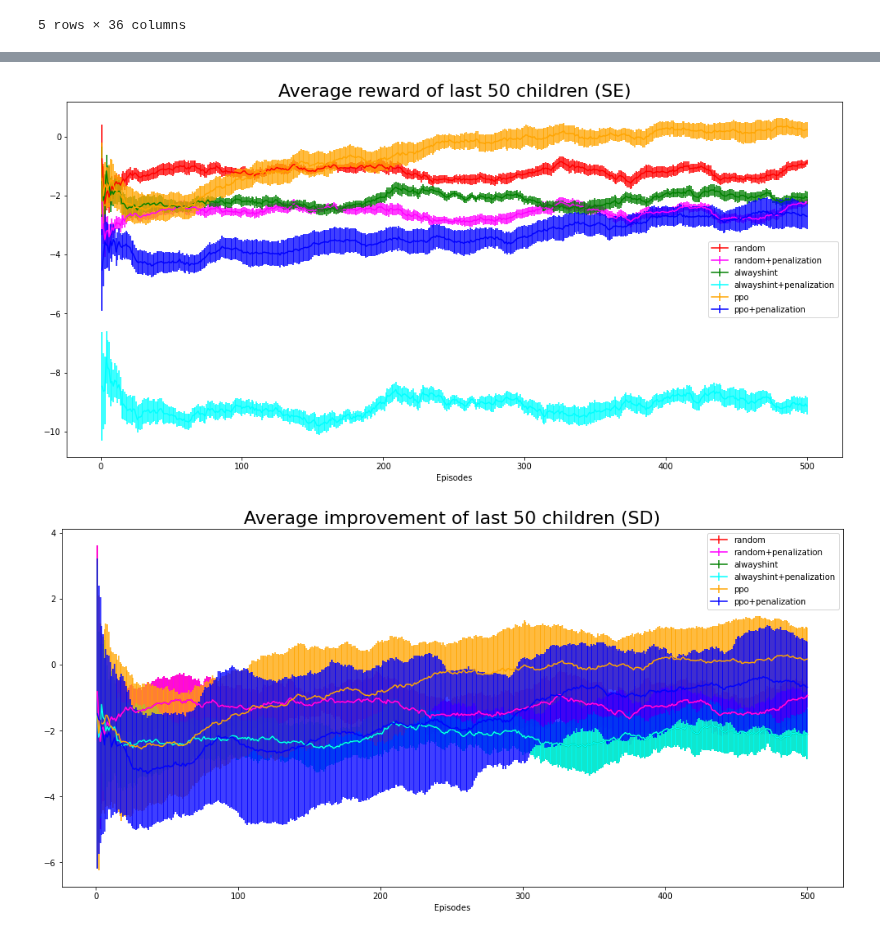
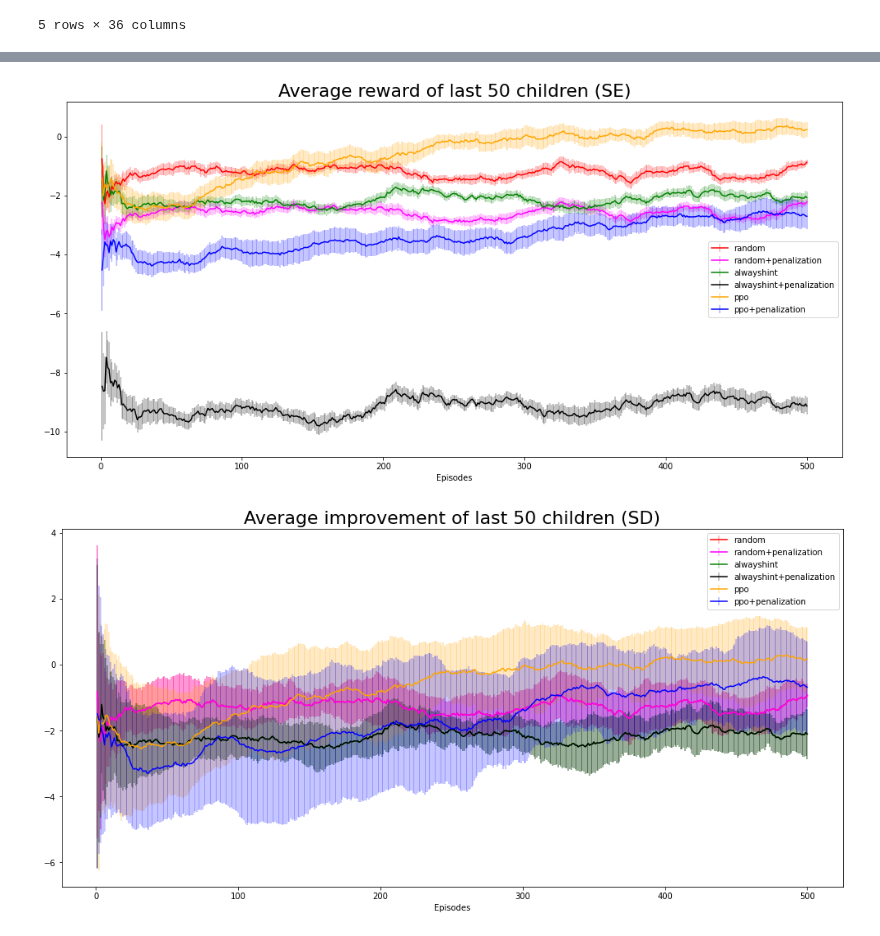
Before and after one commit to sruan2/gym-SmartPrimer, a Jupyter notebook: plot_errorbar.ipynb, the cells around one changed output, grey strips where cells are left out. Drawn from its saved outputs; the diff is of its cells as text; code cells hidden in the pictures.

```diff
--- a/plot_errorbar.ipynb
+++ b/plot_errorbar.ipynb
@@ -236,32 +244,47 @@ plt.show()
 # %%
+
+
+
 fig=plt.figure(figsize=(17,8))
 x = list(range(1,501))
-plt.errorbar(x,baseline_per_mean, yerr =baseline_per_se ,label='random',color ='red')
-plt.errorbar(x,baseline_per_pen_mean, yerr =baseline_per_pen_se ,label='random+penalization',color ='magenta')
-plt.errorbar(x,alwayshint_per_mean, yerr =alwayshint_per_se ,label='alwayshint',color ='green')
-plt.errorbar(x,alwayshint_per_pen_mean, yerr =alwayshint_per_pen_se ,label='alwayshint+penalization',color ='cyan')
-plt.errorbar(x,ppo_per_mean, yerr =ppo_per_se ,label='ppo',color ='orange')
-plt.errorbar(x,ppo_per_pen_mean, yerr =ppo_per_pen_se ,label='ppo+penalization',color ='blue')
+markers, caps, bars = plt.errorbar(x,baseline_per_mean, yerr =baseline_per_se ,label='random',color ='red')
+[bar.set_alpha(0.3) for bar in bars]
+markers, caps, bars = plt.errorbar(x,baseline_per_pen_mean, yerr =baseline_per_pen_se ,label='random+penalization',color ='magenta')
+[bar.set_alpha(0.3) for bar in bars]
+markers, caps, bars = plt.errorbar(x,alwayshint_per_mean, yerr =alwayshint_per_se ,label='alwayshint',color ='green')
+[bar.set_alpha(0.3) for bar in bars]
+markers, caps, bars = plt.errorbar(x,alwayshint_per_pen_mean, yerr =alwayshint_per_pen_se ,label='alwayshint+penalization',color ='black')
+[bar.set_alpha(0.3) for bar in bars]
+markers, caps, bars = plt.errorbar(x,ppo_per_mean, yerr =ppo_per_se ,label='ppo',color ='orange')
+[bar.set_alpha(0.3) for bar in bars]
+markers, caps, bars = plt.errorbar(x,ppo_per_pen_mean, yerr =ppo_per_pen_se ,label='ppo+penalization',color ='blue')
+[bar.set_alpha(0.3) for bar in bars]
 plt.title('Average reward of last 50 children (SE)', fontsize = 22)
 plt.xlabel('Episodes')
 plt.legend(prop={'size': 10})
 plt.show()
 # %% [output]
-[figure, old version]
+[figure, new version]
 # %%
 
 fig=plt.figure(figsize=(17,8))
 x = list(range(1,501))
-plt.errorbar(x,baseline_imp_mean, yerr =baseline_imp_std ,label='random',color ='red')
-plt.errorbar(x,baseline_imp_pen_mean, yerr =baseline_imp_pen_std ,label='random+penalization',color ='magenta')
-plt.errorbar(x,alwayshint_imp_mean, yerr =alwayshint_imp_std ,label='alwayshint',color ='green')
-plt.errorbar(x,alwayshint_imp_pen_mean, yerr =alwayshint_imp_pen_std ,label='alwayshint+penalization',color ='cyan')
-plt.errorbar(x,ppo_imp_mean, yerr =ppo_imp_std ,label='ppo',color ='orange')
-plt.errorbar(x,ppo_imp_pen_mean, yerr =ppo_imp_pen_std ,label='ppo+penalization',color ='blue')
+markers, caps, bars = plt.errorbar(x,baseline_imp_mean, yerr =baseline_imp_std ,label='random',color ='red')
+[bar.set_alpha(0.3) for bar in bars]
+markers, caps, bars = plt.errorbar(x,baseline_imp_pen_mean, yerr =baseline_imp_pen_std ,label='random+penalization',color ='magenta')
+[bar.set_alpha(0.3) for bar in bars]
+markers, caps, bars = plt.errorbar(x,alwayshint_imp_mean, yerr =alwayshint_imp_std ,label='alwayshint',color ='green')
+[bar.set_alpha(0.3) for bar in bars]
+markers, caps, bars = plt.errorbar(x,alwayshint_imp_pen_mean, yerr =alwayshint_imp_pen_std ,label='alwayshint+penalization',color ='black')
+[bar.set_alpha(0.3) for bar in bars]
+markers, caps, bars = plt.errorbar(x,ppo_imp_mean, yerr =ppo_imp_std ,label='ppo',color ='orange')
+[bar.set_alpha(0.3) for bar in bars]
+markers, caps, bars = plt.errorbar(x,ppo_imp_pen_mean, yerr =ppo_imp_pen_std ,label='ppo+penalization',color ='blue')
+[bar.set_alpha(0.3) for bar in bars]
 plt.title('Average improvement of last 50 children (SD)', fontsize = 22)
 plt.xlabel('Episodes')
 plt.legend(prop={'size': 10})
 plt.show()
 # %% [output]
-[figure, old version]
+[figure, new version]
 # %%
```
Also changed, not shown: parts of 2 cells of this notebook.
